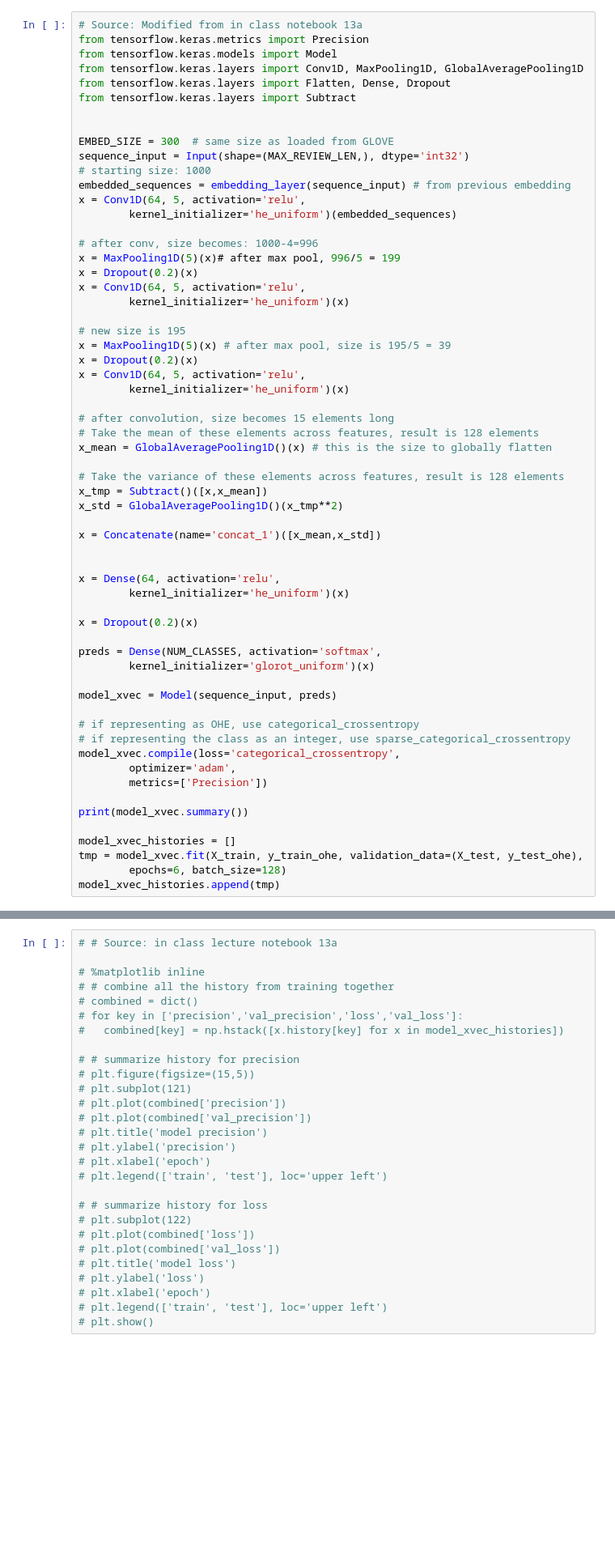
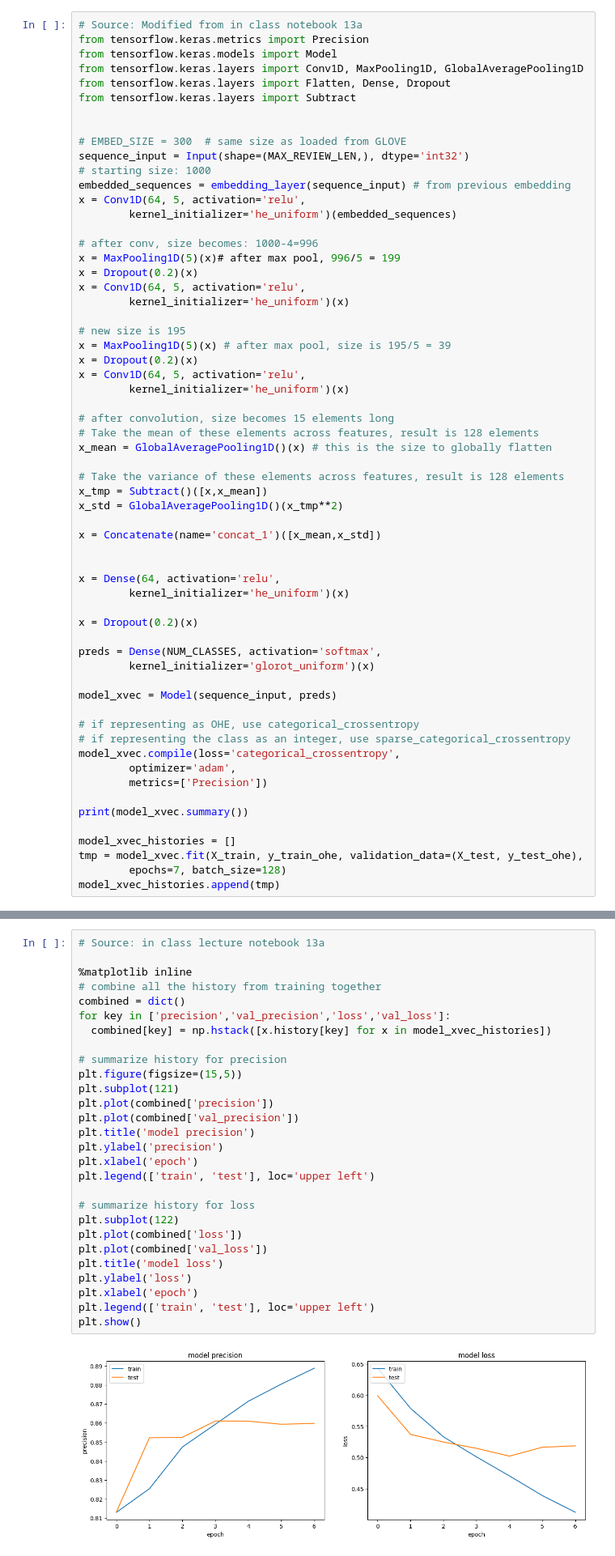
Before and after one commit to cphchip/cs8321_code, a Jupyter notebook: Lab 2/Henderson_48996654_Lab_2.ipynb, the cells around one changed output, grey strips where cells are left out. Shown at 81% size. Cells and saved outputs as stored; diff of their text form; blank space fills up the shorter version.

Commit message:
Still working through BERT training issues

```diff
--- a/Lab 2/Henderson_48996654_Lab_2.ipynb
+++ b/Lab 2/Henderson_48996654_Lab_2.ipynb
@@ -373,7 +352,7 @@ from tensorflow.keras.layers import Flatten, Dense, Dropout
 from tensorflow.keras.layers import Subtract
 
 
-EMBED_SIZE = 300  # same size as loaded from GLOVE
+# EMBED_SIZE = 300  # same size as loaded from GLOVE
 sequence_input = Input(shape=(MAX_REVIEW_LEN,), dtype='int32')
 # starting size: 1000
 embedded_sequences = embedding_layer(sequence_input) # from previous embedding
@@ -423,7 +402,7 @@ print(model_xvec.summary())
 
 model_xvec_histories = []
 tmp = model_xvec.fit(X_train, y_train_ohe, validation_data=(X_test, y_test_ohe),
-        epochs=6, batch_size=128)
+        epochs=7, batch_size=128)
 model_xvec_histories.append(tmp)
 # %% [output]
 Model: "model"
@@ -446,30 +425,32 @@ Epoch 1/6
 # %%
-# # Source: in class lecture notebook 13a
+# Source: in class lecture notebook 13a
 
-# %matplotlib inline
-# # combine all the history from training together
-# combined = dict()
-# for key in ['precision','val_precision','loss','val_loss']:
-#   combined[key] = np.hstack([x.history[key] for x in model_xvec_histories])
+%matplotlib inline
+# combine all the history from training together
+combined = dict()
+for key in ['precision','val_precision','loss','val_loss']:
+  combined[key] = np.hstack([x.history[key] for x in model_xvec_histories])
 
-# # summarize history for precision
-# plt.figure(figsize=(15,5))
-# plt.subplot(121)
-# plt.plot(combined['precision'])
-# plt.plot(combined['val_precision'])
-# plt.title('model precision')
-# plt.ylabel('precision')
-# plt.xlabel('epoch')
-# plt.legend(['train', 'test'], loc='upper left')
+# summarize history for precision
+plt.figure(figsize=(15,5))
+plt.subplot(121)
+plt.plot(combined['precision'])
+plt.plot(combined['val_precision'])
+plt.title('model precision')
+plt.ylabel('precision')
+plt.xlabel('epoch')
+plt.legend(['train', 'test'], loc='upper left')
 
-# # summarize history for loss
-# plt.subplot(122)
-# plt.plot(combined['loss'])
-# plt.plot(combined['val_loss'])
-# plt.title('model loss')
-# plt.ylabel('loss')
-# plt.xlabel('epoch')
-# plt.legend(['train', 'test'], loc='upper left')
-# plt.show()
+# summarize history for loss
+plt.subplot(122)
+plt.plot(combined['loss'])
+plt.plot(combined['val_loss'])
+plt.title('model loss')
+plt.ylabel('loss')
+plt.xlabel('epoch')
+plt.legend(['train', 'test'], loc='upper left')
+plt.show()
+# %% [output]
+[figure, added]
 # %% [markdown]
 ## [2.0 points] Transfer Learning
```
Also changed, not shown: parts of 18 cells of this notebook.
